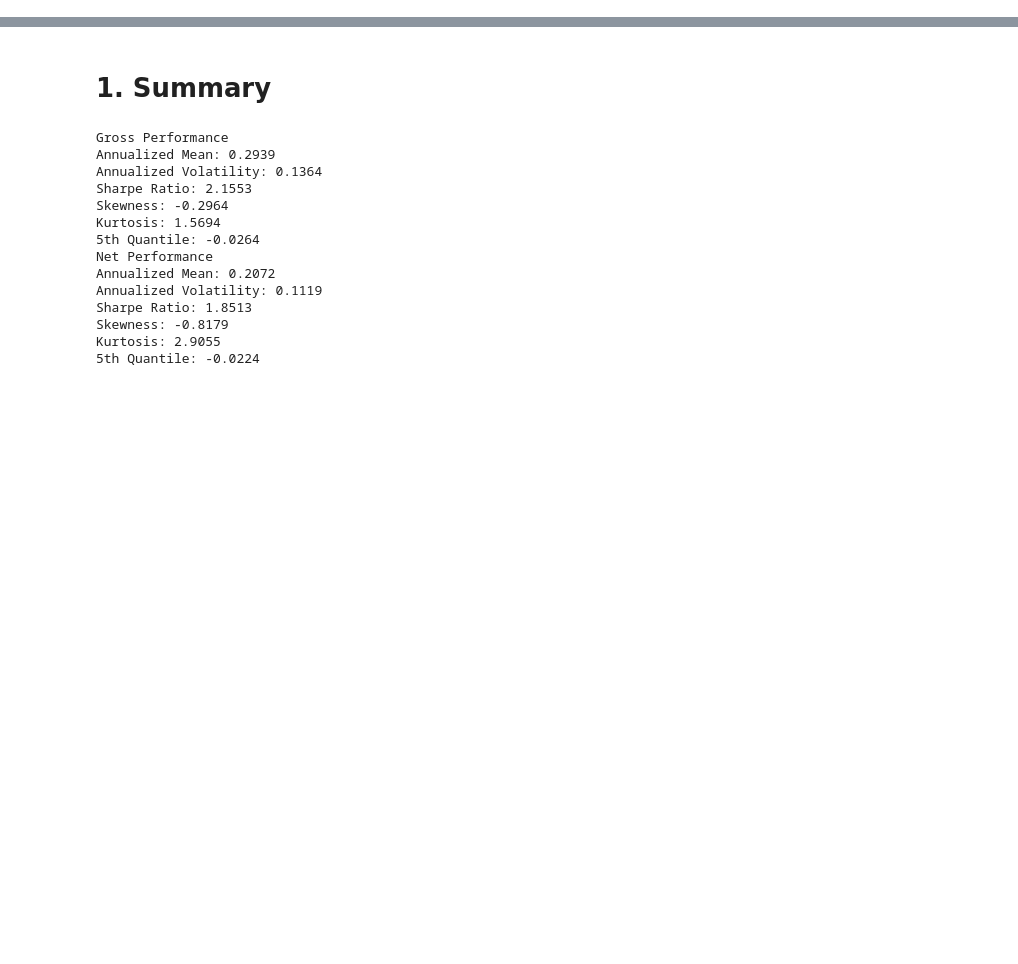
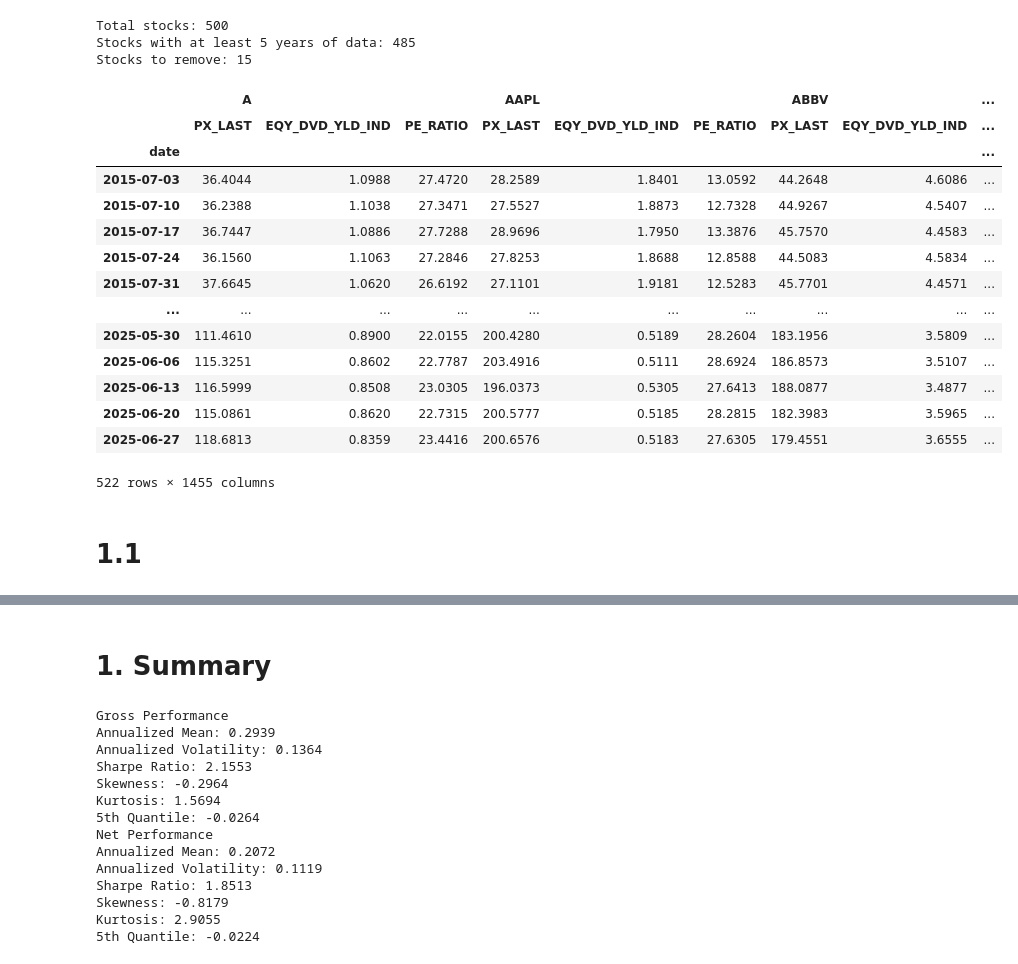
Before and after one commit to OlegGlo/PRM-Homework-8, a Jupyter notebook: work.ipynb, the cells around one changed output, grey strips where cells are left out. Cells and saved outputs as stored; diff of their text form; code cells hidden in the pictures; blank space fills up the shorter version.

```diff
--- a/work.ipynb
+++ b/work.ipynb
@@ -0,0 +37,46 @@
+# %%
+stock_tickers = [col[0] for col in df_spx_data.columns if col[0] is not None and col[1] == 'PX_LAST']
+
+min_data_points = 5 * 52  # 260 weeks
+
+valid_stocks = []
+for stock in stock_tickers:
+    price_col = (stock, 'PX_LAST')
+    if price_col in df_spx_data.columns:
+        price_data = df_spx_data[price_col]
+        # Count non-null values
+        non_null_count = price_data.notna().sum()
+        if non_null_count >= min_data_points:
+            valid_stocks.append(stock)
+
+print(f"Total stocks: {len(stock_tickers)}")
+print(f"Stocks with at least 5 years of data: {len(valid_stocks)}")
+print(f"Stocks to remove: {len(stock_tickers) - len(valid_stocks)}")
+
+valid_columns = [col for col in df_spx_data.columns
+                 if col[0] in valid_stocks]
+
+df_spx_data_filtered = df_spx_data[valid_columns]
+
+df_spx_data_filtered
+# %% [output]
+Total stocks: 500
+Stocks with at least 5 years of data: 485
+Stocks to remove: 15
+|  | A |  |  | AAPL |  |  | ABBV |  | ... |
+|  | PX_LAST | EQY_DVD_YLD_IND | PE_RATIO | PX_LAST | EQY_DVD_YLD_IND | PE_RATIO | PX_LAST | EQY_DVD_YLD_IND | ... |
+| date |  |  |  |  |  |  |  |  | ... |
+| 2015-07-03 | 36.4044 | 1.0988 | 27.4720 | 28.2589 | 1.8401 | 13.0592 | 44.2648 | 4.6086 | ... |
+| 2015-07-10 | 36.2388 | 1.1038 | 27.3471 | 27.5527 | 1.8873 | 12.7328 | 44.9267 | 4.5407 | ... |
+| 2015-07-17 | 36.7447 | 1.0886 | 27.7288 | 28.9696 | 1.7950 | 13.3876 | 45.7570 | 4.4583 | ... |
+| 2015-07-24 | 36.1560 | 1.1063 | 27.2846 | 27.8253 | 1.8688 | 12.8588 | 44.5083 | 4.5834 | ... |
+| 2015-07-31 | 37.6645 | 1.0620 | 26.6192 | 27.1101 | 1.9181 | 12.5283 | 45.7701 | 4.4571 | ... |
+| ... | ... | ... | ... | ... | ... | ... | ... | ... | ... |
+| 2025-05-30 | 111.4610 | 0.8900 | 22.0155 | 200.4280 | 0.5189 | 28.2604 | 183.1956 | 3.5809 | ... |
+| 2025-06-06 | 115.3251 | 0.8602 | 22.7787 | 203.4916 | 0.5111 | 28.6924 | 186.8573 | 3.5107 | ... |
+| 2025-06-13 | 116.5999 | 0.8508 | 23.0305 | 196.0373 | 0.5305 | 27.6413 | 188.0877 | 3.4877 | ... |
+| 2025-06-20 | 115.0861 | 0.8620 | 22.7315 | 200.5777 | 0.5185 | 28.2815 | 182.3983 | 3.5965 | ... |
+| 2025-06-27 | 118.6813 | 0.8359 | 23.4416 | 200.6576 | 0.5183 | 27.6305 | 179.4551 | 3.6555 | ... |
+522 rows × 1455 columns
+# %% [markdown]
+# 1.1
```
Also changed, not shown: parts of 18 cells of this notebook, 2 other files.
